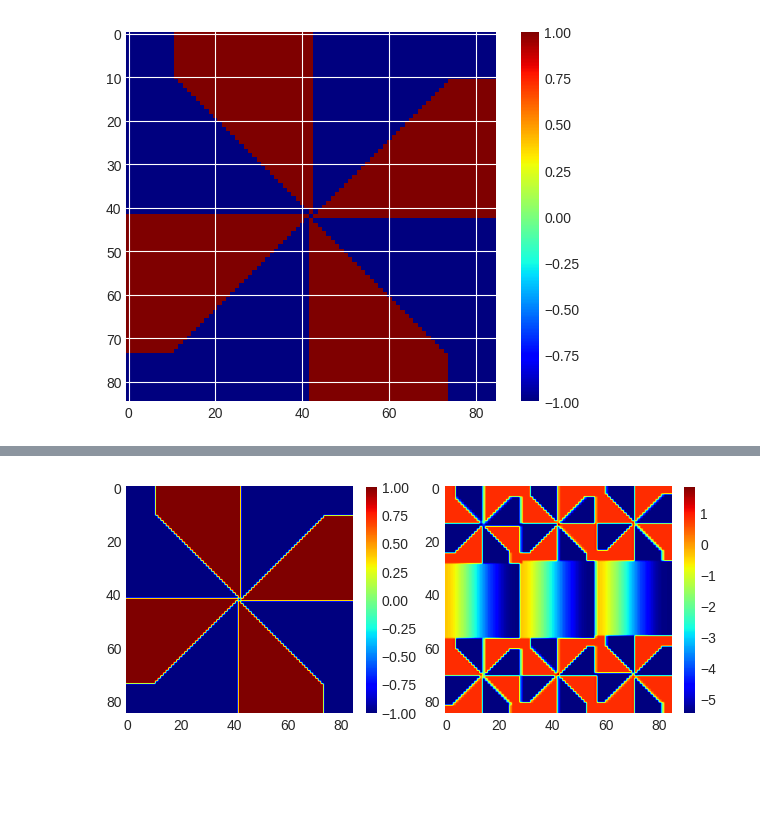
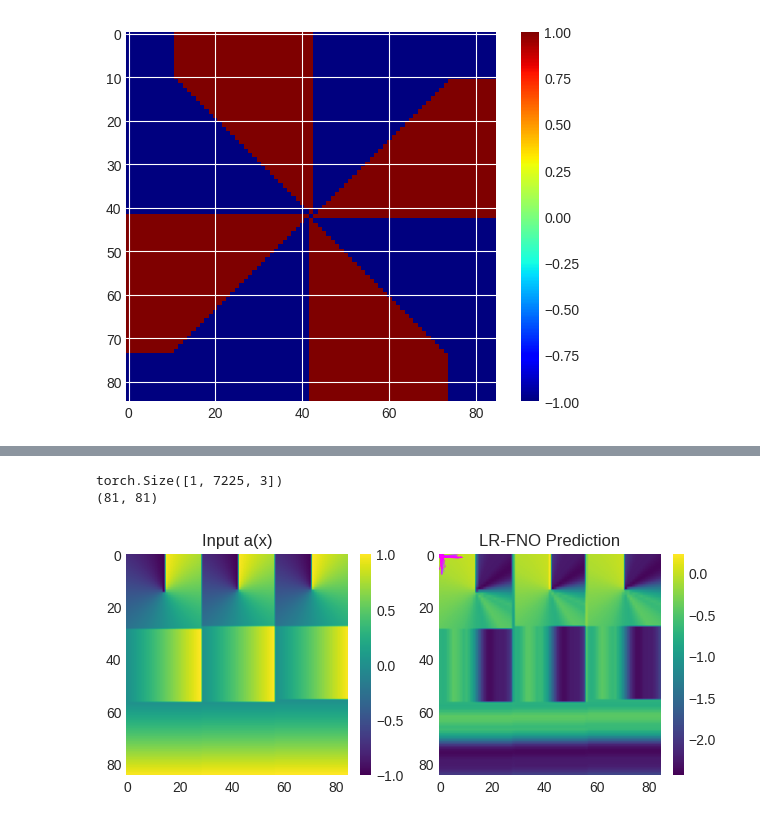
Before and after one commit to alizma/symmetry_learning, a Jupyter notebook: fno_classic/viz_fno_material.ipynb, the cells around one changed output, grey strips where cells are left out. Cells and saved outputs as stored; diff of their text form; code cells hidden in the pictures; blank space fills up the shorter version.

```diff
--- a/fno_classic/viz_fno_material.ipynb
+++ b/fno_classic/viz_fno_material.ipynb
@@ -212,31 +218,58 @@ torch.Size([7225])
 # %%
 plt.subplot(121)
 # X = calcSeg(0, 42, 42, -1., 1., 1.)
 # Xdomain = flipSeg1(X, 0, 42, 42, -1.)
 
-X = calcSeg(0, 42, 42, -1., 1., 1.)
-X = flipSeg1(X, 0, 42, 42, -1.)
+# X = calcSeg(0, 42, 42, -1., 1., 1.)
+# X = flipSeg1(X, 0, 42, 42, -1.)
+#
+# X = np.rint(X)
+# indices = np.where(X == 0)
+# X[indices] += 1.
+# print(X.shape, X.squeeze().shape)
+# Xdomain = X.squeeze()[:, 0].reshape(85, 85)
+print(x2.shape)
+plt.imshow(x1[0, :, 0].reshape(85, 85), cmap='viridis')
+plt.colorbar(fraction=0.045)
 
-X = np.rint(X)
-indices = np.where(X == 0)
-X[indices] += 1.
-
-Xdomain = X
-
-plt.imshow(Xdomain, cmap='jet')
-plt.colorbar(fraction=0.045)
+plt.title("Input " + r"a(x)")
 
 plt.grid(False)
 
 
-plt.subplot(122)
-plt.imshow(model_output.reshape(85, 85).detach().numpy(), cmap='jet')
+ax2 = plt.subplot(122)
+out = model_output.reshape(85, 85)
+plt.imshow(model_output.reshape(85, 85).detach().numpy(), cmap='viridis')
 plt.colorbar(fraction=0.045)
 plt.grid(False)
 
+X, Y = torch.meshgrid(torch.linspace(0, 1, 85), torch.linspace(0, 1, 85))
+
+Ux = -torch.diff(out, dim=0, prepend=torch.zeros(1, 85))
+Uy = torch.diff(out, dim=1, prepend=torch.zeros(85, 1))
+
+N = 2
+
+X, Y, Ux, Uy = X[2:-2,2:-2], Y[2:-2,2:-2], Ux[2:-2,2:-2], Uy[2:-2,2:-2]
+
+C = Ux**2 + Uy**2
+
+coloring = lambda x, y: x**2 + y**2
+colors = coloring(Ux, Uy).cpu().detach().numpy()
+norm  = mpl.colors.Normalize()
+norm.autoscale(colors)
+cmap = mpl.cm.cool_r
+print(norm(colors).shape)
+
+ax2.quiver(Y[::N, ::N], X[::N, ::N], Uy[::N, ::N].flip(0).cpu().detach().numpy(), Ux[::N, ::N].flip(0).cpu().detach().numpy(), C[::N, ::N].cpu().detach().numpy(),  pivot='mid', units='xy', cmap=cmap, norm=norm) # , pivot='mid',units='x'
+
+plt.title("LR-FNO Prediction")
+
 plt.tight_layout()
 # %% [output]
+torch.Size([1, 7225, 3])
+(81, 81)
-[figure, old version]
+[figure, new version]
 # %%
 
 # X = np.random.uniform(low=-1., high=1., size=(85, 85))
```
Also changed, not shown: parts of 2 cells of this notebook, 6 other files.
